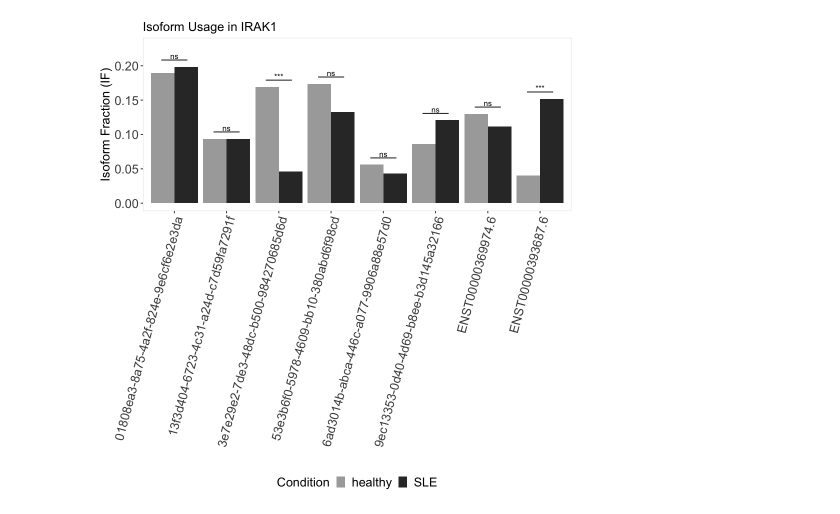
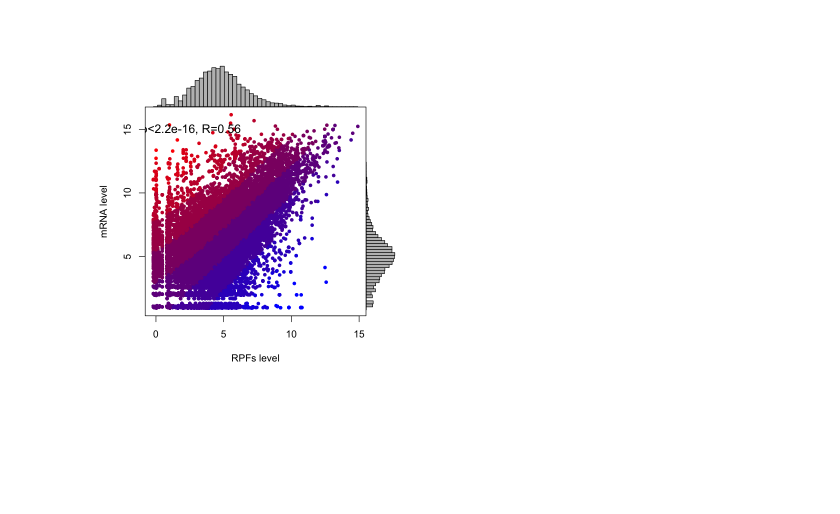
Before and after one commit to juninamo/TRAILS, a Jupyter notebook: Figures/Figure5.ipynb, the cells around one changed output. Saved outputs shown, nothing was run; the diff lists cells and outputs as text; code cells hidden in the pictures; blank space fills up the shorter version.

```diff
--- a/Figures/Figure5.ipynb
+++ b/Figures/Figure5.ipynb
@@ -382,26 +127,0 @@ Coordinate system already present. Adding new coordinate system, which will repl
-# %%
-options(repr.plot.width=8, repr.plot.height=8)
-switchPlotIsoUsage(
-        exampleSwitchListPart2,
-        gene = gene,
-        condition1 = condition1,
-        condition2 = condition2
-      ) +
-    xlab("")+
-    theme(strip.text.x=element_text(size=15, color="black", face="bold",margin = margin(1,0.5,1,0.5, "cm")),
-          strip.text.y=element_text(size=15, color="black", face="bold",margin = margin(1,0.5,1,0.5, "cm")),
-          strip.background=element_rect(color="grey30", fill="grey90"),
-          panel.border=element_rect(color="grey90"),
-          panel.grid=element_blank(),
-          panel.spacing=unit(0,"lines"),
-          legend.position = "bottom",
-          plot.title = element_text(size=15),
-          axis.title.x = element_text(size=15),
-          axis.title.y = element_text(size =15),
-          axis.text.y = element_text(size = 15),
-          axis.text.x = element_text(size = 15, angle = 75, hjust = 1),
-          legend.text =  element_text(size = 15),
-          legend.key.size = grid::unit(0.8, "lines"),
-          legend.title = element_text(size = 15, hjust = 0))
-# %% [output]
-[figure, removed]
@@ -407,0 +131,5 @@ switchPlotIsoUsage(
+# %%
+options(repr.plot.width=6, repr.plot.height=6)
+plotRPFsmRNA(TE90, sample=5, log2=TRUE, pch=20, cex=1.2, alpha=c(scales::alpha('darkblue', 0.05)), color_TE=TRUE)
+# %% [output]
+[figure, added]
```
Also changed, not shown: parts of 18 cells of this notebook, 13 other files.
